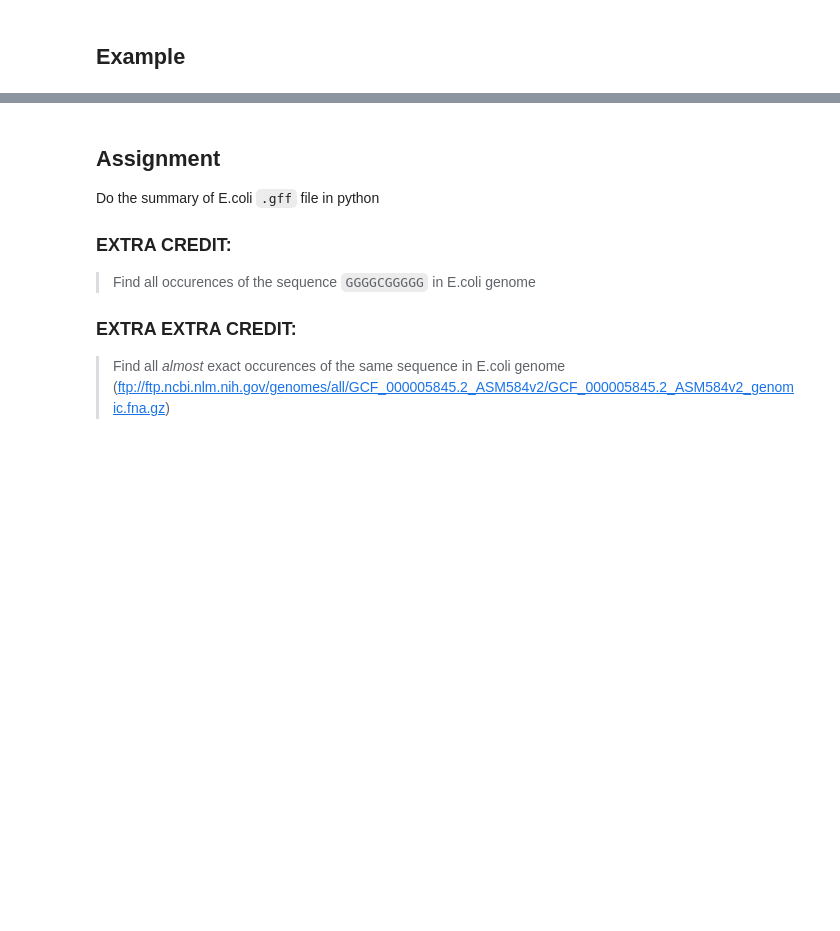
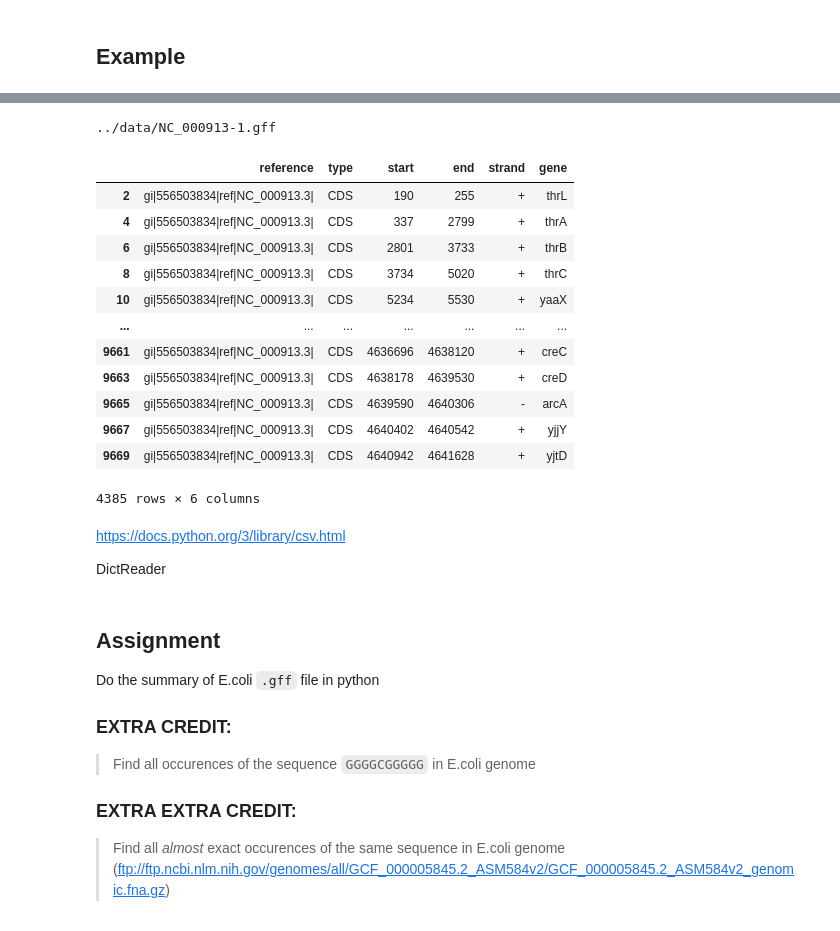
Before and after one commit to NudlerLab/biodata, a Jupyter notebook: sessions/05 - Python.ipynb, the cells around one changed output, grey strips where cells are left out. Saved outputs shown, nothing was run; the diff lists cells and outputs as text; code cells hidden in the pictures; blank space fills up the shorter version.

```diff
--- a/sessions/05 - Python.ipynb
+++ b/sessions/05 - Python.ipynb
@@ -744 +879,59 @@ a = None
+# %%
+import os
+import csv
+import pandas as pd
+
+def parse_gff(filename, dirname='../results', info_field='gene'):
+    csvfile = os.path.join(dirname, filename)
+    #cnt = 0
+    result = []
+    with open(csvfile, 'rt') as fh:
+        for cnt,line in enumerate(fh):
+            line = line.strip()
+            if line.startswith('#'):
+                continue
+            else:
+                fields = line.split('\t')
+                #print(fields[0], fields[2], fields[3], fields[4], fields[6])
+                #print(fields[8].split(';'))
+                rec = {
+                    'reference': fields[0],
+                    'type': fields[2],
+                    'start': fields[3],
+                    'end': fields[4],
+                    'strand': fields[6],
+                    #info_field: None
+                }
+                for f in fields[8].split(';'):
+                    key,value = f.split('=')
+                    if key == info_field:
+                        rec[info_field] = value
+                result.append(rec)
+            #cnt += 1
+            #if cnt > 20:
+            #    break
+    print(csvfile)
+    return pd.DataFrame(result)
+
+gff = parse_gff('NC_000913-1.gff', dirname='../data')
+gff[gff['type']=='CDS']
+# %% [output]
+../data/NC_000913-1.gff
+|  | reference | type | start | end | strand | gene |
+| 2 | gi|556503834|ref|NC_000913.3| | CDS | 190 | 255 | + | thrL |
+| 4 | gi|556503834|ref|NC_000913.3| | CDS | 337 | 2799 | + | thrA |
+| 6 | gi|556503834|ref|NC_000913.3| | CDS | 2801 | 3733 | + | thrB |
+| 8 | gi|556503834|ref|NC_000913.3| | CDS | 3734 | 5020 | + | thrC |
+| 10 | gi|556503834|ref|NC_000913.3| | CDS | 5234 | 5530 | + | yaaX |
+| ... | ... | ... | ... | ... | ... | ... |
+| 9661 | gi|556503834|ref|NC_000913.3| | CDS | 4636696 | 4638120 | + | creC |
+| 9663 | gi|556503834|ref|NC_000913.3| | CDS | 4638178 | 4639530 | + | creD |
+| 9665 | gi|556503834|ref|NC_000913.3| | CDS | 4639590 | 4640306 | - | arcA |
+| 9667 | gi|556503834|ref|NC_000913.3| | CDS | 4640402 | 4640542 | + | yjjY |
+| 9669 | gi|556503834|ref|NC_000913.3| | CDS | 4640942 | 4641628 | + | yjtD |
+4385 rows × 6 columns
+# %% [markdown]
+https://docs.python.org/3/library/csv.html
+
+DictReader
 # %%
```
Also changed, not shown: parts of 14 cells of this notebook, 7 other files.
